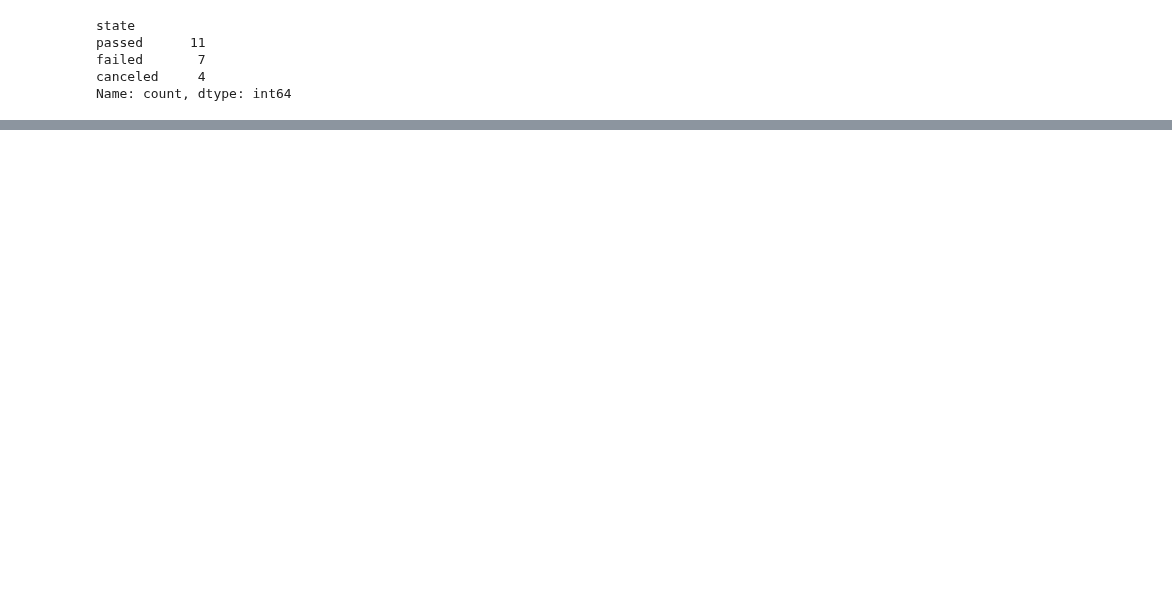
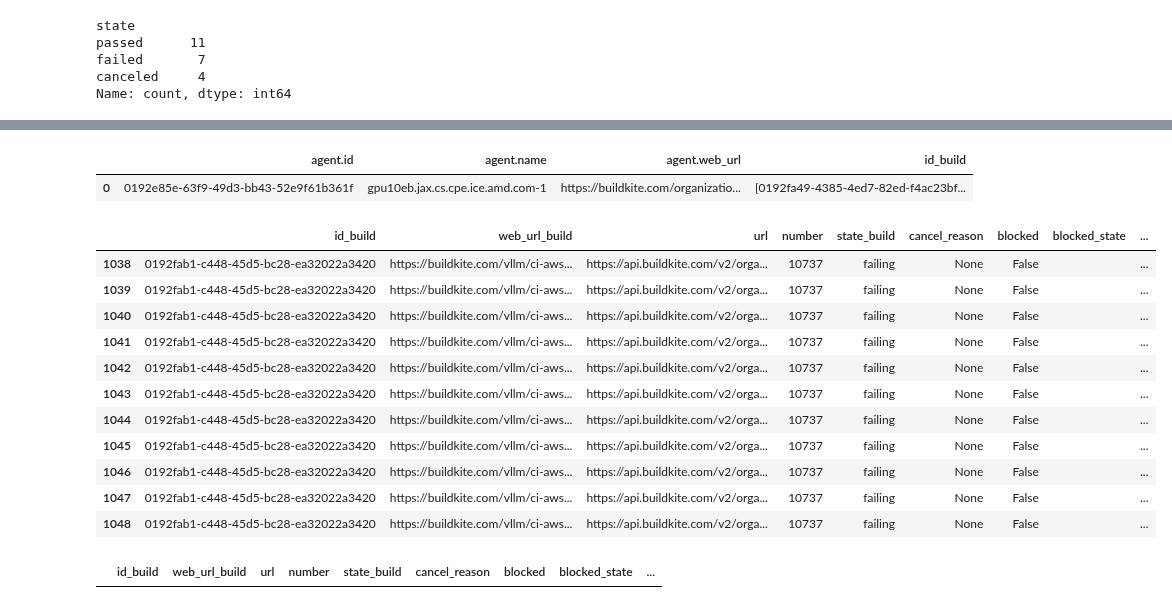
Before and after one commit to t-parry/vllm, a Jupyter notebook: .buildkite_monitor/test_api.ipynb, the cells around one changed output, grey strips where cells are left out. Cells and saved outputs as stored; diff of their text form; code cells hidden in the pictures; blank space fills up the shorter version.

```diff
--- a/.buildkite_monitor/test_api.ipynb
+++ b/.buildkite_monitor/test_api.ipynb
@@ -179,0 +227,24 @@ result_df_amd = calculate_wait_time(result_df_amd)
+# %%
+failed_jobs_from_diff_builds
+# %% [output]
+|  | agent.id | agent.name | agent.web_url | id_build |
+| 0 | 0192e85e-63f9-49d3-bb43-52e9f61b361f | gpu10eb.jax.cs.cpe.ice.amd.com-1 | https://buildkite.com/organizatio... | [0192fa49-4385-4ed7-82ed-f4ac23bf... |
+# %%
+result_df_amd[result_df_amd.id_build=='0192fab1-c448-45d5-bc28-ea32022a3420']
+# %% [output]
+|  | id_build | web_url_build | url | number | state_build | cancel_reason | blocked | blocked_state | ... |
+| 1038 | 0192fab1-c448-45d5-bc28-ea32022a3420 | https://buildkite.com/vllm/ci-aws... | https://api.buildkite.com/v2/orga... | 10737 | failing | None | False |  | ... |
+| 1039 | 0192fab1-c448-45d5-bc28-ea32022a3420 | https://buildkite.com/vllm/ci-aws... | https://api.buildkite.com/v2/orga... | 10737 | failing | None | False |  | ... |
+| 1040 | 0192fab1-c448-45d5-bc28-ea32022a3420 | https://buildkite.com/vllm/ci-aws... | https://api.buildkite.com/v2/orga... | 10737 | failing | None | False |  | ... |
+| 1041 | 0192fab1-c448-45d5-bc28-ea32022a3420 | https://buildkite.com/vllm/ci-aws... | https://api.buildkite.com/v2/orga... | 10737 | failing | None | False |  | ... |
+| 1042 | 0192fab1-c448-45d5-bc28-ea32022a3420 | https://buildkite.com/vllm/ci-aws... | https://api.buildkite.com/v2/orga... | 10737 | failing | None | False |  | ... |
+| 1043 | 0192fab1-c448-45d5-bc28-ea32022a3420 | https://buildkite.com/vllm/ci-aws... | https://api.buildkite.com/v2/orga... | 10737 | failing | None | False |  | ... |
+| 1044 | 0192fab1-c448-45d5-bc28-ea32022a3420 | https://buildkite.com/vllm/ci-aws... | https://api.buildkite.com/v2/orga... | 10737 | failing | None | False |  | ... |
+| 1045 | 0192fab1-c448-45d5-bc28-ea32022a3420 | https://buildkite.com/vllm/ci-aws... | https://api.buildkite.com/v2/orga... | 10737 | failing | None | False |  | ... |
+| 1046 | 0192fab1-c448-45d5-bc28-ea32022a3420 | https://buildkite.com/vllm/ci-aws... | https://api.buildkite.com/v2/orga... | 10737 | failing | None | False |  | ... |
+| 1047 | 0192fab1-c448-45d5-bc28-ea32022a3420 | https://buildkite.com/vllm/ci-aws... | https://api.buildkite.com/v2/orga... | 10737 | failing | None | False |  | ... |
+| 1048 | 0192fab1-c448-45d5-bc28-ea32022a3420 | https://buildkite.com/vllm/ci-aws... | https://api.buildkite.com/v2/orga... | 10737 | failing | None | False |  | ... |
+# %%
+result_df_amd[result_df_amd.number==10720]
+# %% [output]
+|  | id_build | web_url_build | url | number | state_build | cancel_reason | blocked | blocked_state | ... |
```
Also changed, not shown: parts of 26 cells of this notebook, 2 other files.
